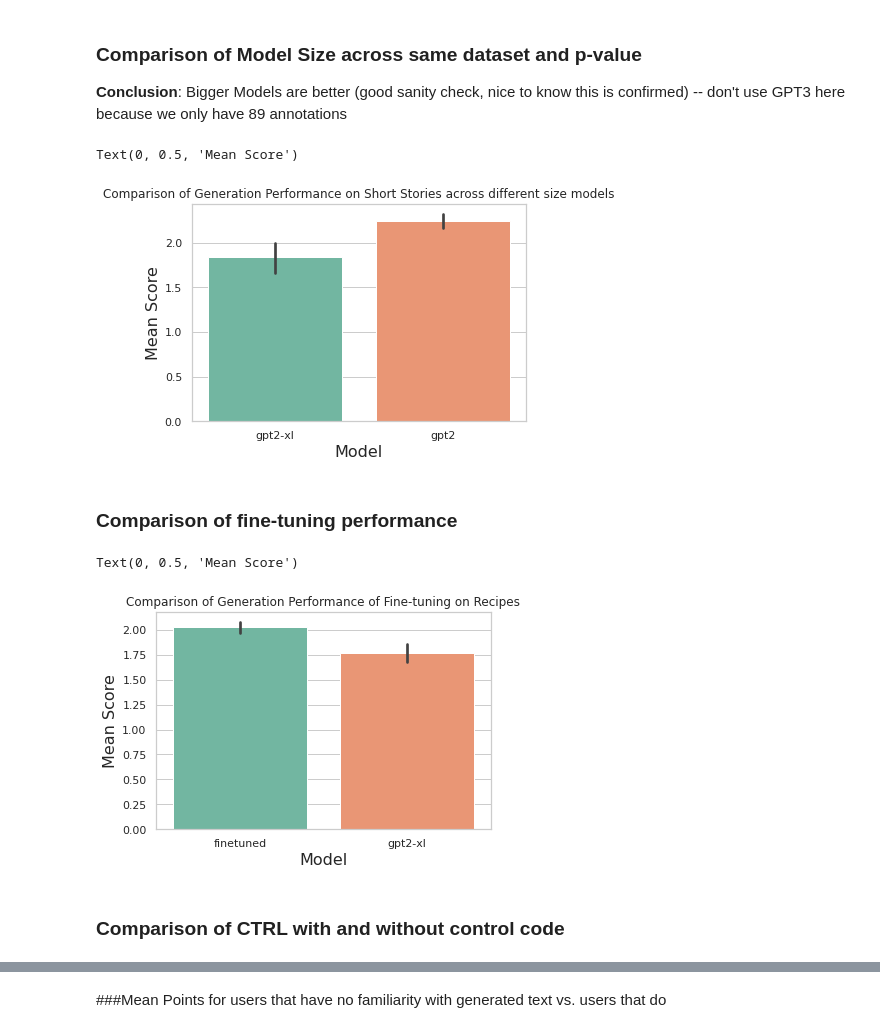
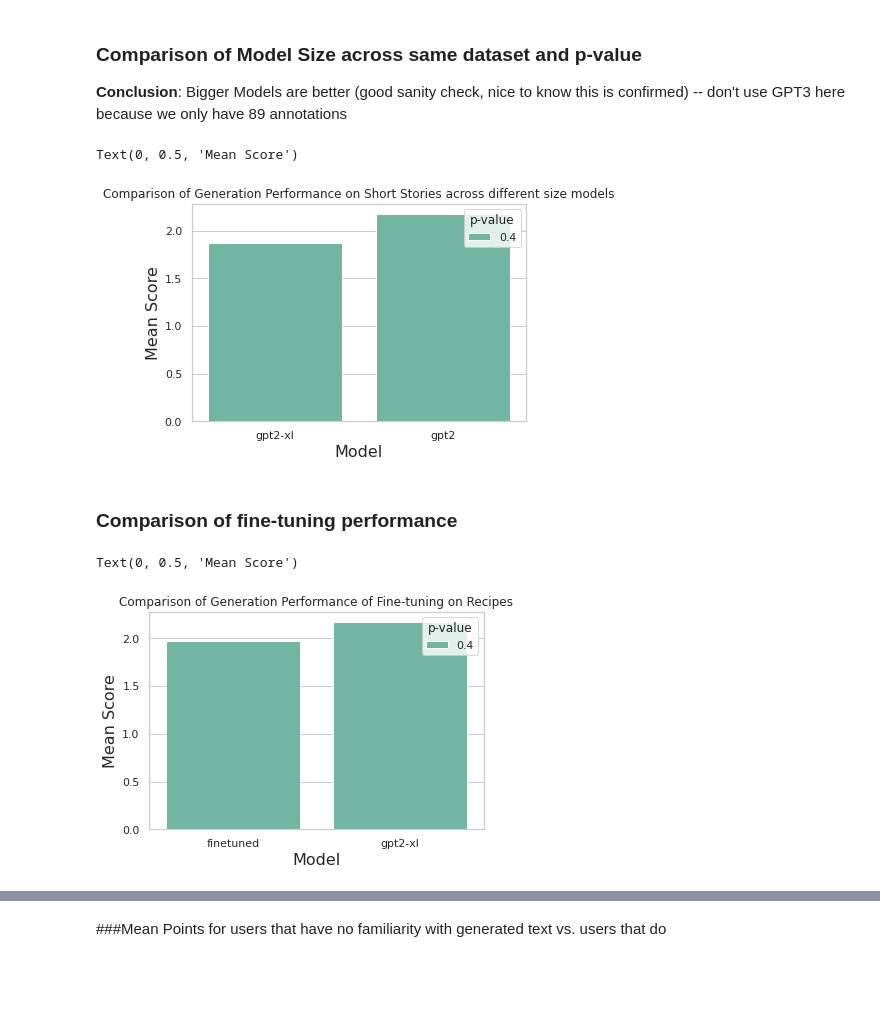
Before and after one commit to kirubarajan/roft, a Jupyter notebook: annotation/analysis/research.ipynb, the cells around one changed output, grey strips where cells are left out. Drawn from its saved outputs; the diff is of its cells as text; code cells hidden in the pictures; blank space fills up the shorter version.

```diff
--- a/annotation/analysis/research.ipynb
+++ b/annotation/analysis/research.ipynb
@@ -434,11 +385,3 @@ So that the all human examples do not interfere with our analysis
-# %%
-def reassign_all_human_model(x):
-  if x['gen_body']:
-    return x['model']
-  else:
-    return 'human'
-
-full_df['model'] = full_df.apply(reassign_all_human_model, axis=1)
 # %% [markdown]
 # Helper Functions
 # %%
@@ -573 +528,18 @@ Presidential Speeches
+# %%
+df = generation_df
+df["gen_pk"] = df["pk"]
+df = df.join(prompt_df.set_index("pk"), on="prompt")
+
+playlist_names = []
+playlist_versions = []
+for idx, row in df.iterrows():
+  gen_id = row["gen_pk"]
+  playlist_info = gen_to_playlist[gen_id]
+  playlist_names.append(playlist_info[0])
+  playlist_versions.append(playlist_info[1])
+df["playlist_name"] = playlist_names
+df["playlist_version"] = playlist_versions
+df = df[df["playlist_version"] == "0.2"]
+
+# full_df = annotation_df.join(generation_df.set_index('pk'), on='generation')
 # %%
@@ -619,8 +633,7 @@ analyze_per_playlist()
 def analyze_per_decoding_strat():
   info_to_return = []
   playlist_names = set(playlist_df["shortname"].tolist())
-  model_names = set(full_df["model"].tolist())
-  model_names.remove('human') # It doesn't make sense to analyze decoding strategy for all human
+  model_names = set(generation_df["system"].tolist())
   for playlist in playlist_names:
     for model in model_names:
       for top_p_value in [0.0, 0.1, 0.2, 0.3, 0.4, 0.5, 0.6, 0.7, 0.8, 0.9, 1.0]:
@@ -734,28 +726,26 @@ Text(0, 0.5, 'Mean Score')
 
 **Conclusion**: Bigger Models are better (good sanity check, nice to know this is confirmed) -- don't use GPT3 here because we only have 89 annotations
 # %%
-filtered_df = full_df[(full_df["dataset"]=="Short Stories") &
-                                     (full_df["dec_strat_value"]==0.4) &
-                                     (full_df["model"]!="davinci")]
+filtered_df = per_p_df[(per_p_df["playlist"]=="Short Stories") &
+                                     (per_p_df["p-value"]==0.4) &
+                                     (per_p_df["model"]!="davinci")]
 
-p = sns.barplot(x="model", y="points", data=filtered_df, order=['gpt2-xl', 'gpt2'])
+p = sns.barplot(x="model", y="mean_score", hue="p-value", data=filtered_df)
 p.set_title("Comparison of Generation Performance on Short Stories across different size models")
 p.set_xlabel("Model", fontsize = 16)
 p.set_ylabel("Mean Score", fontsize = 16)
 # %% [output]
 Text(0, 0.5, 'Mean Score')
-[figure, old version]
+[figure, new version]
 # %% [markdown]
 ### Comparison of fine-tuning performance
 # %%
-filtered_df = full_df[(full_df["dataset"]=="Recipes")]
+filtered_df = per_p_df[(per_p_df["playlist"]=="Recipes")]
 
-p = sns.barplot(x="model", y="points", data=filtered_df, order=['finetuned', 'gpt2-xl'])
+p = sns.barplot(x="model", y="mean_score", hue="p-value", data=filtered_df)
 p.set_title("Comparison of Generation Performance of Fine-tuning on Recipes")
 p.set_xlabel("Model", fontsize = 16)
 p.set_ylabel("Mean Score", fontsize = 16)
 # %% [output]
 Text(0, 0.5, 'Mean Score')
-[figure, old version]
+[figure, new version]
-# %% [markdown]
-### Comparison of CTRL with and without control code
```
Also changed, not shown: parts of 52 cells of this notebook.
